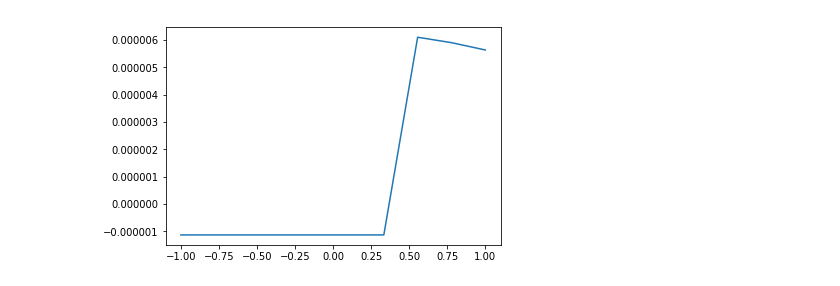
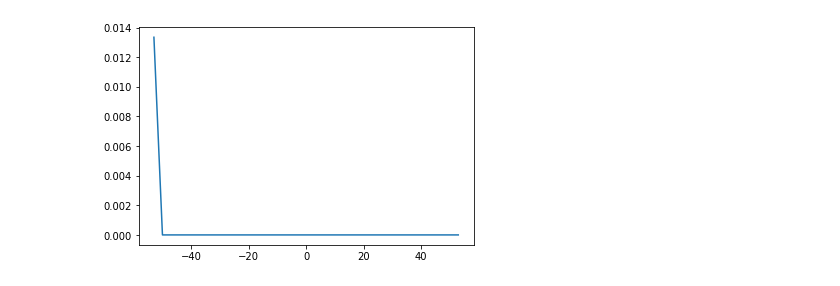
Before and after one commit to juliusberner/nn_inverse_stability, a Jupyter notebook: invers_stability.ipynb, the cells around one changed output. Drawn from its saved outputs; the diff is of its cells as text; code cells hidden in the pictures.

```diff
--- a/invers_stability.ipynb
+++ b/invers_stability.ipynb
@@ -12,15 +13,21 @@ b = 1. #initial translation
 a = 1. #initial slope
 
 #validation set
-m = 10 #size
-u, v = -10., 10. #domain [u, v]
+m = 1000 #size
+u, v = -50., 50. #domain [u, v]
 
 #loss and optimizer
 batchsize = 100
 lr = 1e-3
-iterations = 10000 #number of gradient descents
+iterations = 20000 #number of gradient descents
 criterion = nn.MSELoss() #loss function
+
+#regularization
 regularize = True #use gradient regularization
+reg_scale = 0.5 #scaling of the regularizer
+
+#tensorboard
+logging = False #turn of tensorboard
 # %%
 #network
 class Net(nn.Module):
@@ -117,16 +136,16 @@ Finished Training
 # %%
 #plotting the predicted function
 
-delta = -9.0 #increase interval by delta
+delta = 3. #increase interval by delta
 
 x_plt = torch.linspace(u-delta, v+delta, m).view(-1,1)
 with torch.no_grad():
     y_plt = net(x_plt)
 
 plt.plot(x_plt.numpy(), y_plt.numpy())
 plt.show()
 # %% [output]
-[figure, old version]
+[figure, new version]
 # %%
 for name, param_tensor in net.named_parameters():
         print(name)
```
Also changed, not shown: parts of 9 cells of this notebook.
